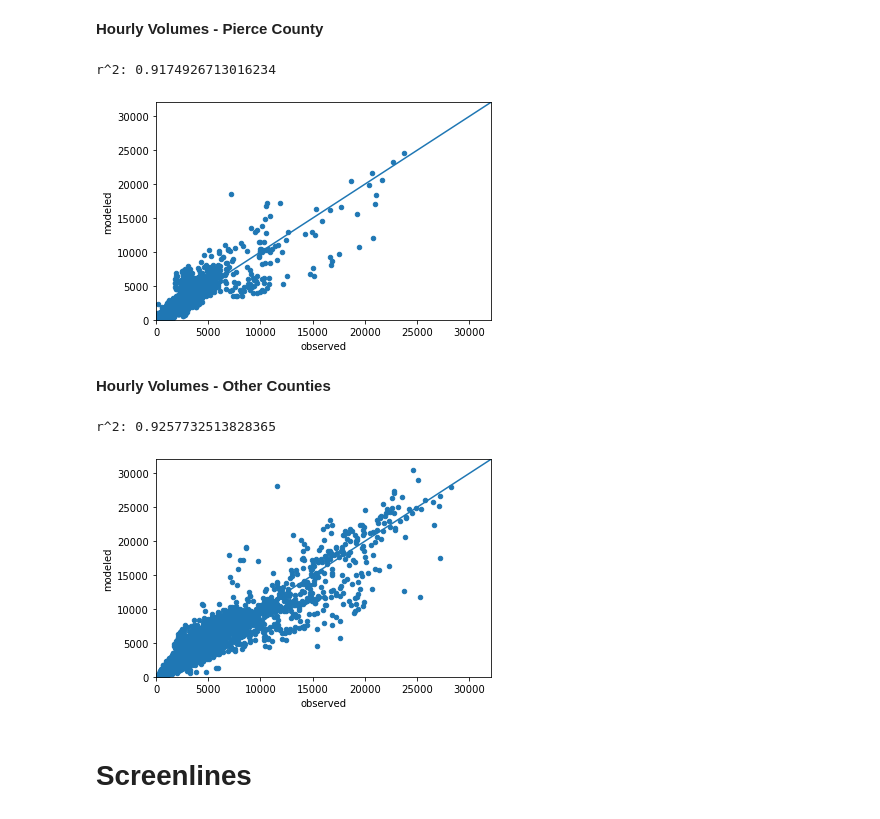
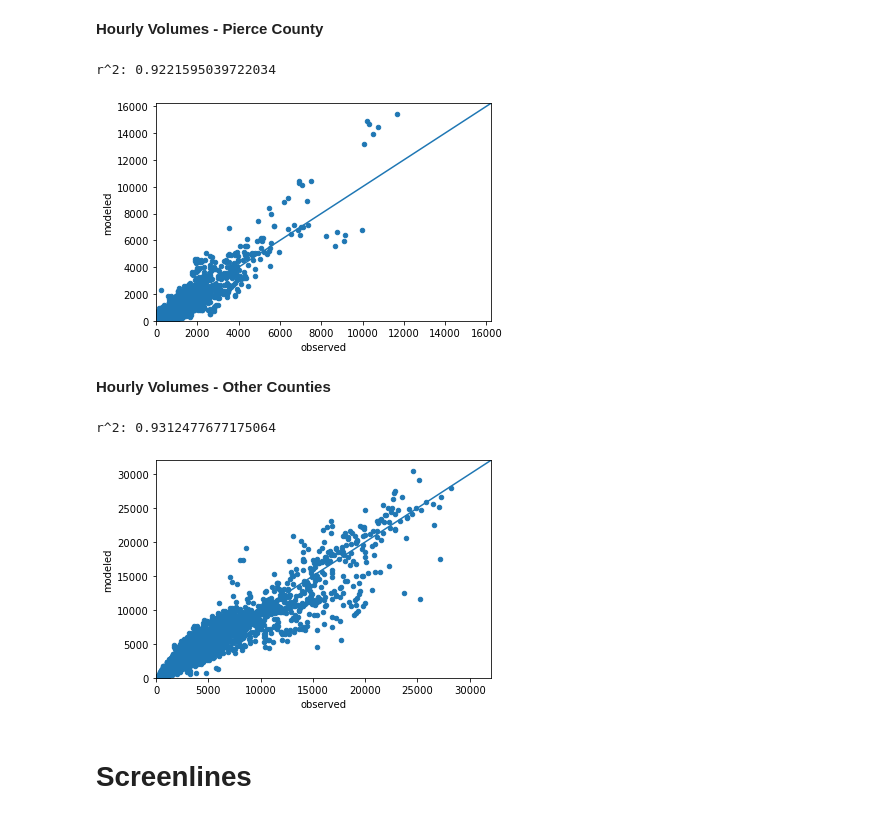
Before and after one commit to RSGInc/PierceCast, a Jupyter notebook: scripts/summarize/notebooks/validation/validation.ipynb, the cells around one changed output. Cells and saved outputs as stored; diff of their text form; code cells hidden in the pictures.

```diff
--- a/scripts/summarize/notebooks/validation/validation.ipynb
+++ b/scripts/summarize/notebooks/validation/validation.ipynb
@@ -233,22 +233,22 @@ r^2: 0.9480070611563869
 # %%
 df1 = df[df['county'] == 'Pierce']
 ax = df1.plot(kind='scatter', x='observed', y='modeled')
-lim = df[['observed','modeled']].max().max()*1.05
+lim = df1[['observed','modeled']].max().max()*1.05
 ax.set_ylim(0,lim)
 ax.set_xlim(0,lim)
 x = np.linspace(*ax.get_xlim())
 ax.plot(x, x)
 slope, intercept, r_value, p_value, std_err = stats.linregress(df1['observed'],df1['modeled'])
 print('r^2: ' + str(r_value))
 # %% [output]
-r^2: 0.9174926713016234
+r^2: 0.9221595039722034
-[figure, old version]
+[figure, new version]
 # %% [markdown]
 **Hourly Volumes - Other Counties**
 # %%
 df2 = df[df['county'] != 'Pierce']
 ax = df2.plot(kind='scatter', x='observed', y='modeled')
-lim = df[['observed','modeled']].max().max()*1.05
+lim = df2[['observed','modeled']].max().max()*1.05
 ax.set_ylim(0,lim)
 ax.set_xlim(0,lim)
 x = np.linspace(*ax.get_xlim())
@@ -256,8 +256,8 @@ ax.plot(x, x)
 slope, intercept, r_value, p_value, std_err = stats.linregress(df2['observed'],df2['modeled'])
 print('r^2: ' + str(r_value))
 # %% [output]
-r^2: 0.9257732513828365
+r^2: 0.9312477677175064
-[figure, old version]
+[figure, new version]
 # %% [markdown]
 # Screenlines
 # %%
```
Also changed, not shown: parts of 49 cells of this notebook, 1 other file.
